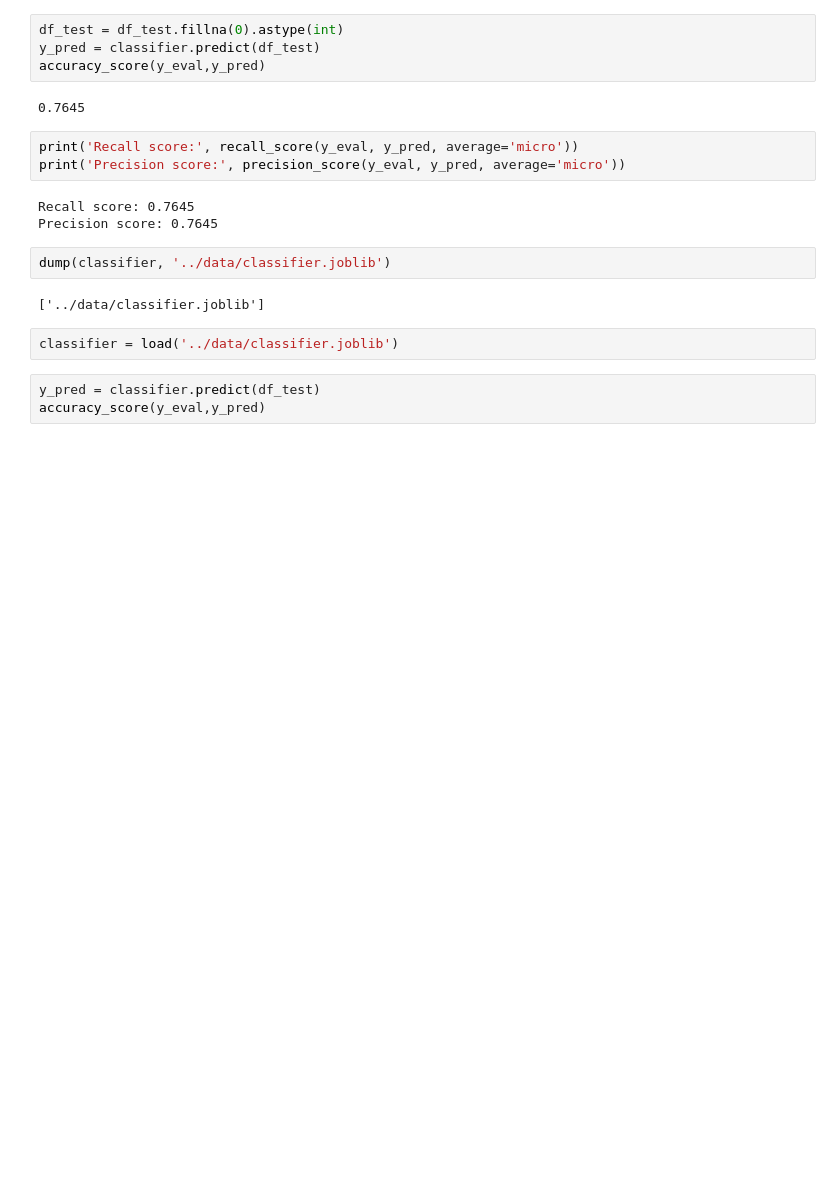
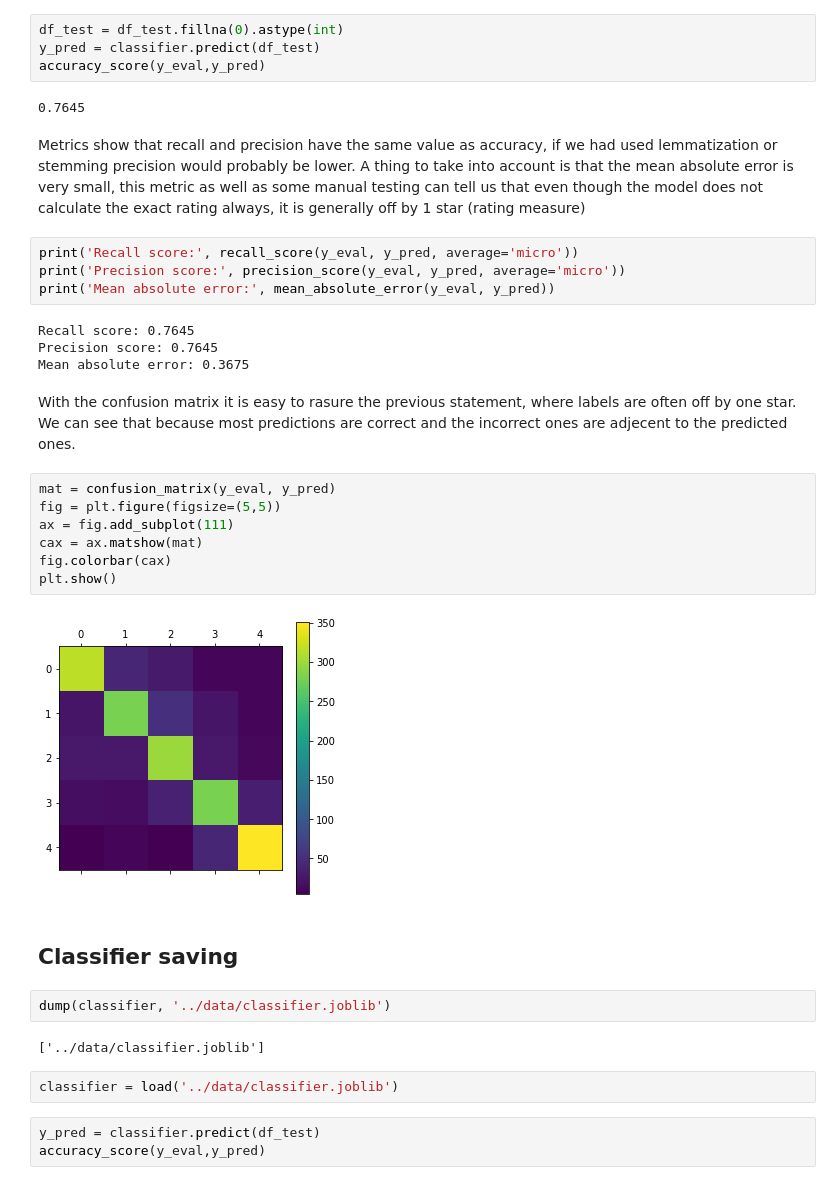
Before and after one commit to polmonroig/ratings_prediction, a Jupyter notebook: src/RatingsPrediction.ipynb, the cells around one changed output. Drawn from its saved outputs; the diff is of its cells as text; blank space fills up the shorter version.

```diff
--- a/src/RatingsPrediction.ipynb
+++ b/src/RatingsPrediction.ipynb
@@ -278,12 +295,29 @@ y_pred = classifier.predict(df_test)
 accuracy_score(y_eval,y_pred)
 # %% [output]
 0.7645
+# %% [markdown]
+Metrics show that recall and precision have the same value as accuracy, if we had used lemmatization or stemming precision would probably be lower. A thing to take into account is that the mean absolute error is very small, this metric as well as some manual testing can tell us that even though the model does not calculate the exact rating always, it is generally off by 1 star (rating measure)
 # %%
 print('Recall score:', recall_score(y_eval, y_pred, average='micro'))
 print('Precision score:', precision_score(y_eval, y_pred, average='micro'))
+print('Mean absolute error:', mean_absolute_error(y_eval, y_pred))
 # %% [output]
 Recall score: 0.7645
 Precision score: 0.7645
+Mean absolute error: 0.3675
+# %% [markdown]
+With the confusion matrix it is easy to rasure the previous statement, where labels are often off by one star. We can see that because most predictions are correct and the incorrect ones are adjecent to the predicted ones.
+# %%
+mat = confusion_matrix(y_eval, y_pred)
+fig = plt.figure(figsize=(5,5))
+ax = fig.add_subplot(111)
+cax = ax.matshow(mat)
+fig.colorbar(cax)
+plt.show()
+# %% [output]
+[figure, added]
+# %% [markdown]
+## Classifier saving
 # %%
 dump(classifier, '../data/classifier.joblib')
 # %% [output]
```
Also changed, not shown: parts of 24 cells of this notebook.
